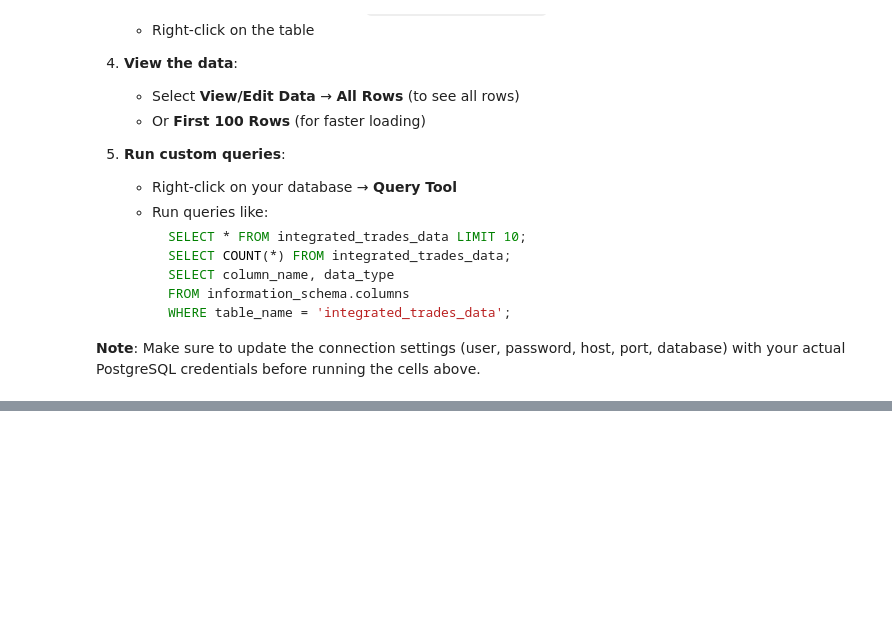
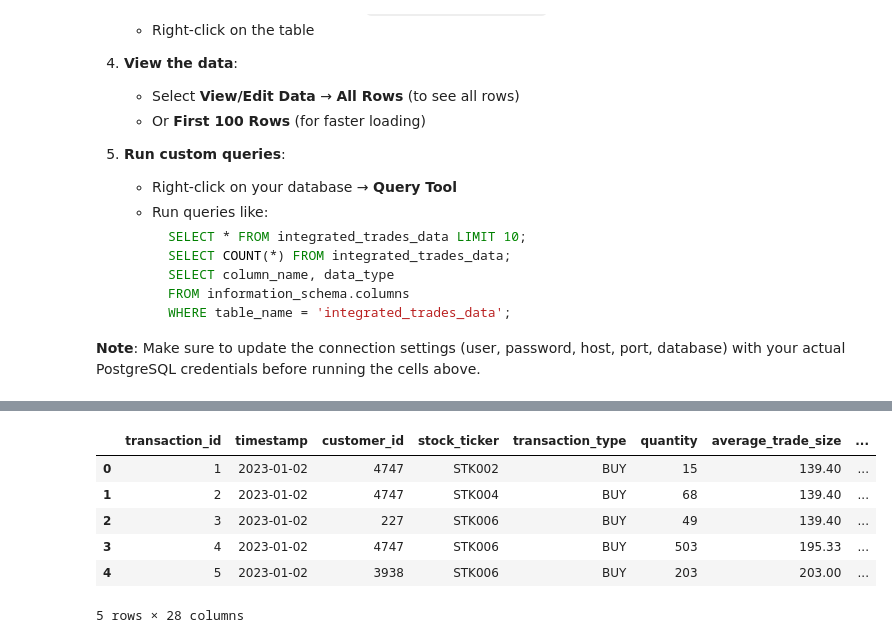
Before and after one commit to seiftarek158/Data-Engineering, a Jupyter notebook: notebook/data_final_notebook.ipynb, the cells around one changed output, grey strips where cells are left out. Drawn from its saved outputs; the diff is of its cells as text; code cells hidden in the pictures; blank space fills up the shorter version.

```diff
--- a/notebook/data_final_notebook.ipynb
+++ b/notebook/data_final_notebook.ipynb
@@ -1201,0 +1341,3 @@ sample.to_csv('data/sample_data.csv', index=False)
+# %%
+# Apply encoding to the integrated dataframe
+integrated_encoded = encode_data(integrated)
@@ -1201,0 +1362,11 @@ sample.to_csv('data/sample_data.csv', index=False)
+# %%
+# Display the first few rows to see the encoded columns
+integrated_encoded.head()
+# %% [output]
+|  | transaction_id | timestamp | customer_id | stock_ticker | transaction_type | quantity | average_trade_size | ... |
+| 0 | 1 | 2023-01-02 | 4747 | STK002 | BUY | 15 | 139.40 | ... |
+| 1 | 2 | 2023-01-02 | 4747 | STK004 | BUY | 68 | 139.40 | ... |
+| 2 | 3 | 2023-01-02 | 227 | STK006 | BUY | 49 | 139.40 | ... |
+| 3 | 4 | 2023-01-02 | 4747 | STK006 | BUY | 503 | 195.33 | ... |
+| 4 | 5 | 2023-01-02 | 3938 | STK006 | BUY | 203 | 203.00 | ... |
+5 rows × 28 columns
```
Also changed, not shown: parts of 10 cells of this notebook, 2 other files.
